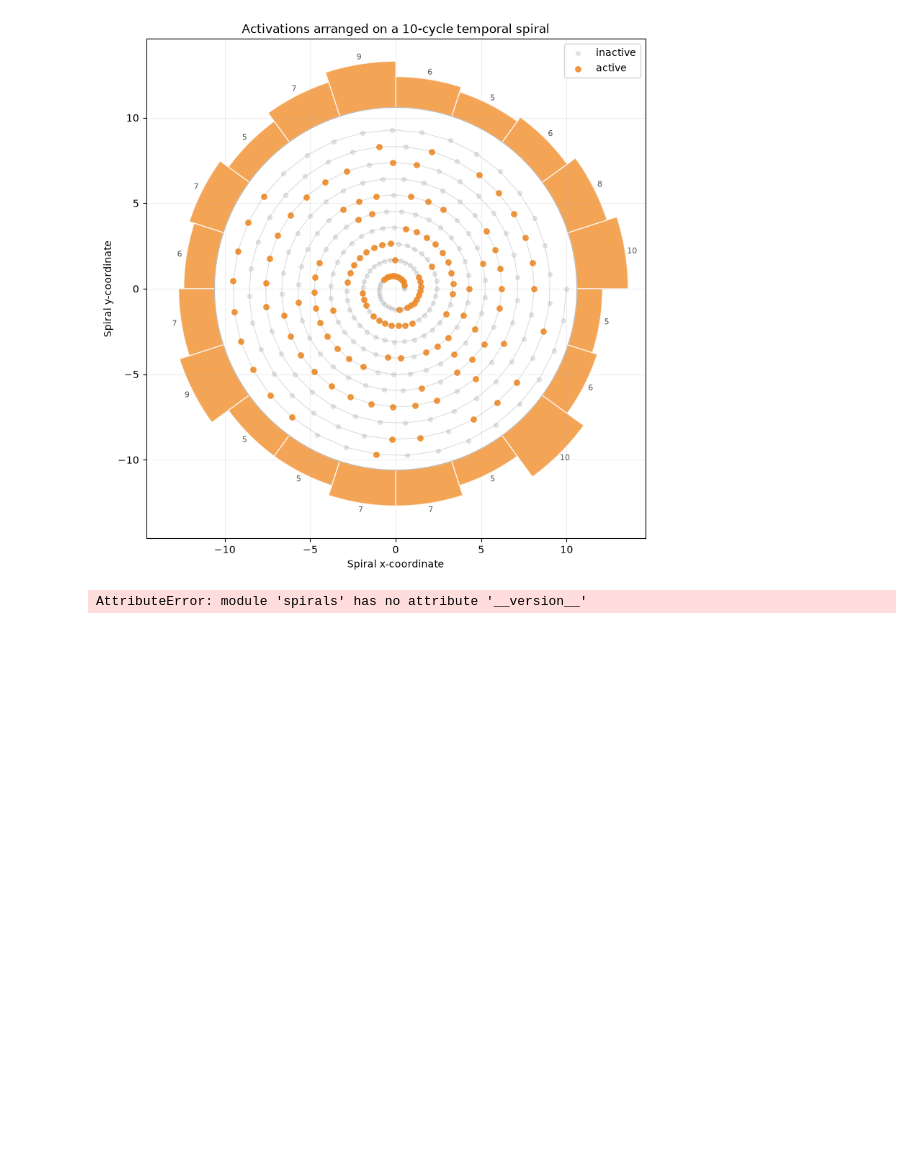
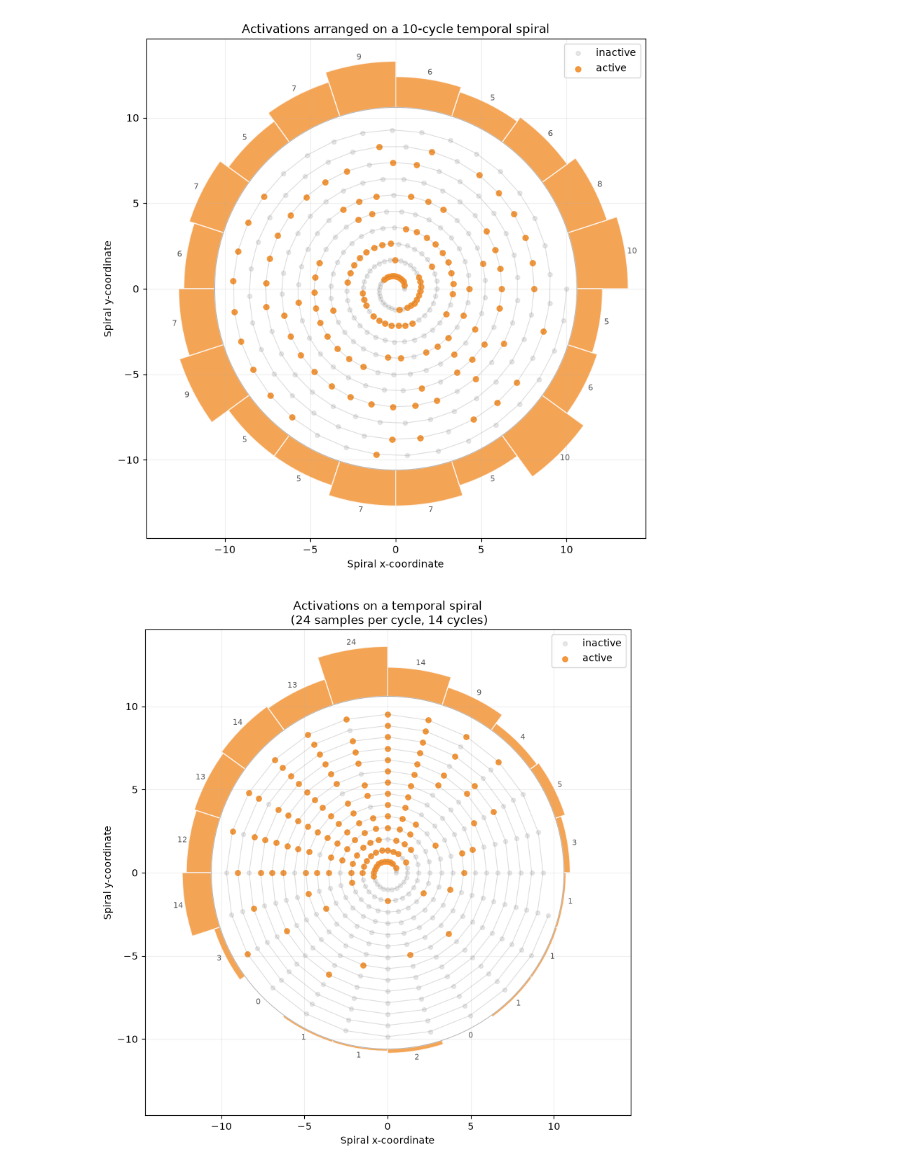
Before and after one commit to perellonieto/machine_learning_concepts, a Jupyter notebook: explainable_ai_cyclic_temporal_data.ipynb, the cells around one changed output. Saved outputs shown, nothing was run; the diff lists cells and outputs as text; code cells hidden in the pictures; blank space fills up the shorter version.

```diff
--- a/explainable_ai_cyclic_temporal_data.ipynb
+++ b/explainable_ai_cyclic_temporal_data.ipynb
@@ -164,10 +164,12 @@ ax.grid(alpha=0.2)
 plt.show()
 # %% [output]
 [figure]
-# %%
-import spirals
-
-print(spirals.__version__)
-# %% [output]
-AttributeError: module 'spirals' has no attribute '__version__'
+# %%
+from spirals import plot_temporal_spiral
+
+
+plot_temporal_spiral(active, n_bins=20, samples_per_cycle=24)
+plt.show()
+# %% [output]
+[figure, added]
 # %%
```
Also changed, not shown: parts of 13 cells of this notebook.
